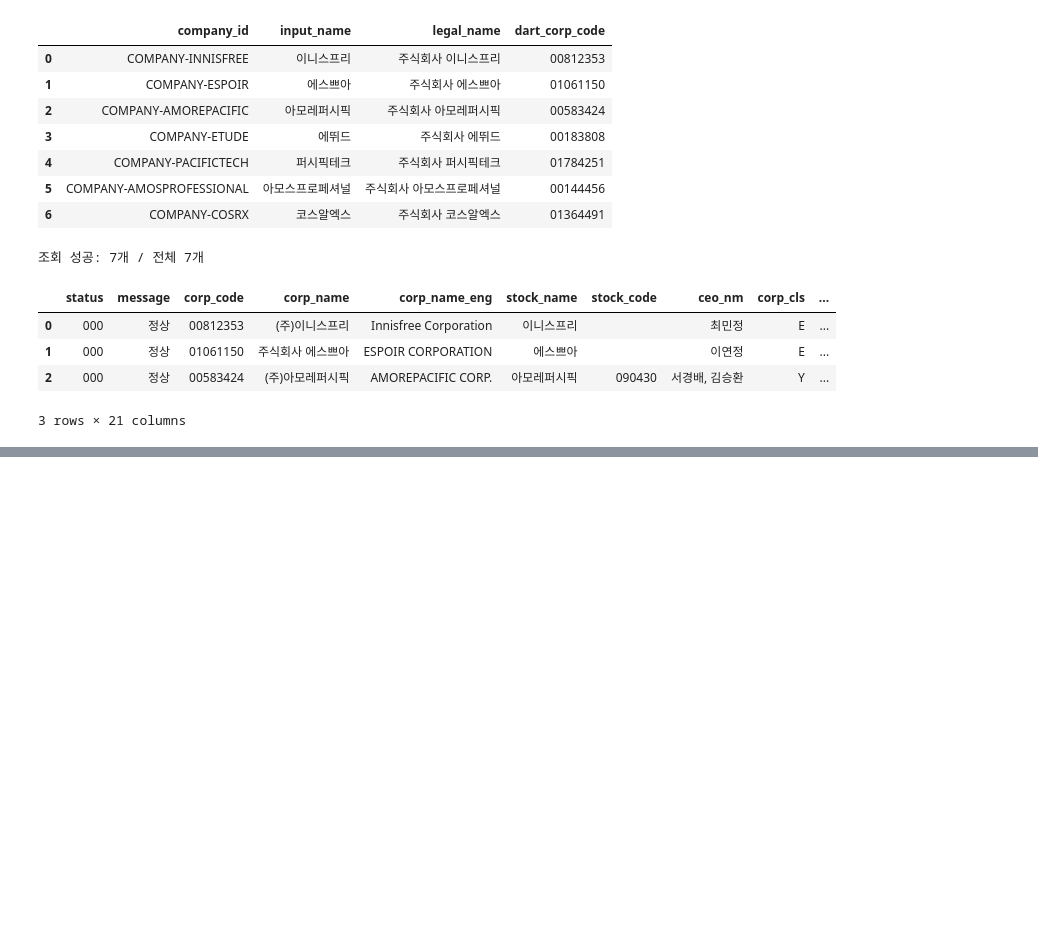
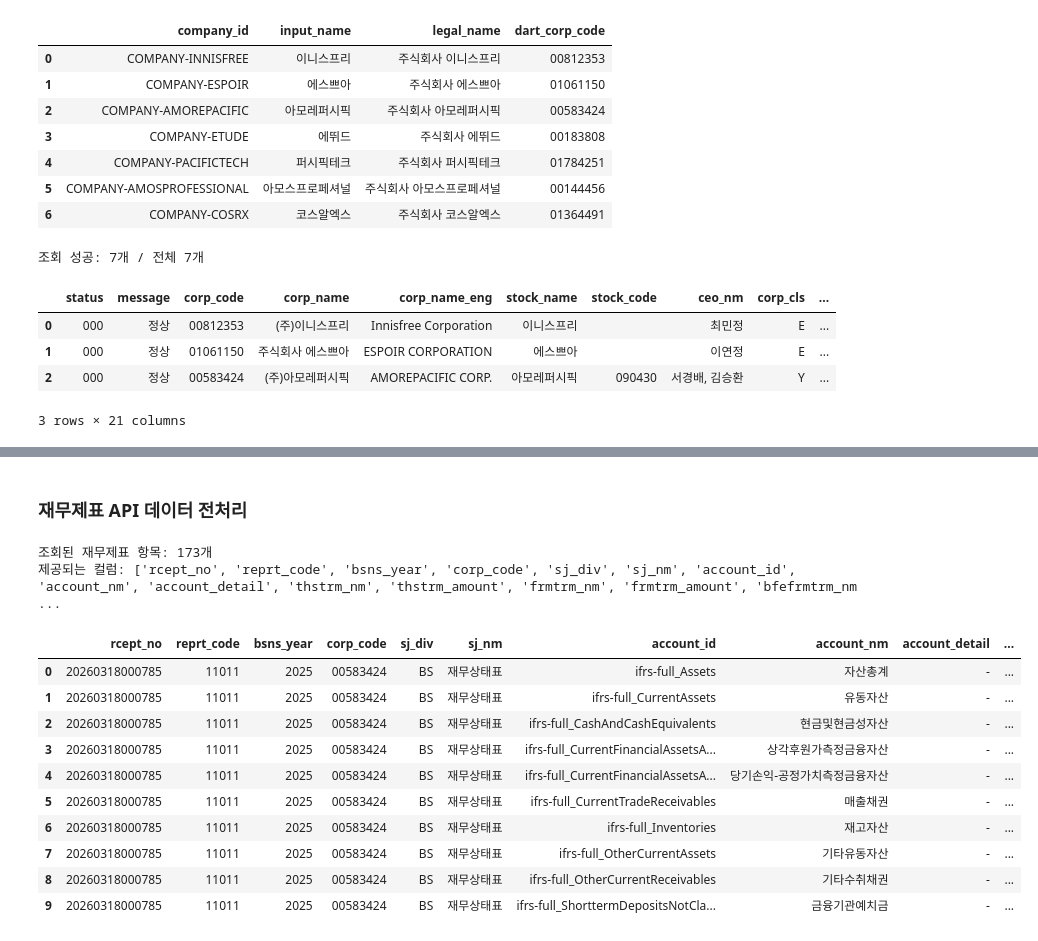
Before and after one commit to encore-ai-campus/mle-02-p2-team1, a Jupyter notebook: private_data/company_info.ipynb, the cells around one changed output, grey strips where cells are left out. Cells and saved outputs as stored; diff of their text form; code cells hidden in the pictures; blank space fills up the shorter version.

```diff
--- a/private_data/company_info.ipynb
+++ b/private_data/company_info.ipynb
@@ -163,0 +164,44 @@ display(reports_df.head(10))
+# %% [markdown]
+### 재무제표 API 데이터 전처리
+# %%
+# 아모레퍼시픽의 2025년 개별 재무제표 조회
+url = "https://opendart.fss.or.kr/api/fnlttSinglAcntAll.json"
+
+params = {
+    "crtfc_key": dart_api_key,   # .env에서 불러온 API 키
+    "corp_code": "00583424",    # 아모레퍼시픽 DART 고유번호
+    "bsns_year": "2025",        # 사업연도
+    "reprt_code": "11011",      # 사업보고서
+    "fs_div": "OFS",            # 개별 재무제표
+}
+
+response = requests.get(url, params=params, timeout=30)
+
+if response.status_code != 200:
+    print(f"HTTP 오류: {response.status_code}")
+else:
+    data = response.json()
+
+    if data.get("status") == "000":
+        # API가 반환한 재무제표 항목을 표로 변환
+        finance_df = pd.DataFrame(data.get("list", []))
+
+        print(f"조회된 재무제표 항목: {len(finance_df)}개")
+        print("제공되는 컬럼:", finance_df.columns.tolist())
+        display(finance_df.head(10))
+    else:
+        print(f'조회 실패: {data.get("status")} - {data.get("message")}')
+# %% [output]
+조회된 재무제표 항목: 173개
+제공되는 컬럼: ['rcept_no', 'reprt_code', 'bsns_year', 'corp_code', 'sj_div', 'sj_nm', 'account_id', 'account_nm', 'account_detail', 'thstrm_nm', 'thstrm_amount', 'frmtrm_nm', 'frmtrm_amount', 'bfefrmtrm_nm ...
+|  | rcept_no | reprt_code | bsns_year | corp_code | sj_div | sj_nm | account_id | account_nm | account_detail | ... |
+| 0 | 20260318000785 | 11011 | 2025 | 00583424 | BS | 재무상태표 | ifrs-full_Assets | 자산총계 | - | ... |
+| 1 | 20260318000785 | 11011 | 2025 | 00583424 | BS | 재무상태표 | ifrs-full_CurrentAssets | 유동자산 | - | ... |
+| 2 | 20260318000785 | 11011 | 2025 | 00583424 | BS | 재무상태표 | ifrs-full_CashAndCashEquivalents | 현금및현금성자산 | - | ... |
+| 3 | 20260318000785 | 11011 | 2025 | 00583424 | BS | 재무상태표 | ifrs-full_CurrentFinancialAssetsA... | 상각후원가측정금융자산 | - | ... |
+| 4 | 20260318000785 | 11011 | 2025 | 00583424 | BS | 재무상태표 | ifrs-full_CurrentFinancialAssetsA... | 당기손익-공정가치측정금융자산 | - | ... |
+| 5 | 20260318000785 | 11011 | 2025 | 00583424 | BS | 재무상태표 | ifrs-full_CurrentTradeReceivables | 매출채권 | - | ... |
+| 6 | 20260318000785 | 11011 | 2025 | 00583424 | BS | 재무상태표 | ifrs-full_Inventories | 재고자산 | - | ... |
+| 7 | 20260318000785 | 11011 | 2025 | 00583424 | BS | 재무상태표 | ifrs-full_OtherCurrentAssets | 기타유동자산 | - | ... |
+| 8 | 20260318000785 | 11011 | 2025 | 00583424 | BS | 재무상태표 | ifrs-full_OtherCurrentReceivables | 기타수취채권 | - | ... |
+| 9 | 20260318000785 | 11011 | 2025 | 00583424 | BS | 재무상태표 | ifrs-full_ShorttermDepositsNotCla... | 금융기관예치금 | - | ... |
```
Also changed, not shown: parts of 52 cells of this notebook, 24 other files.
